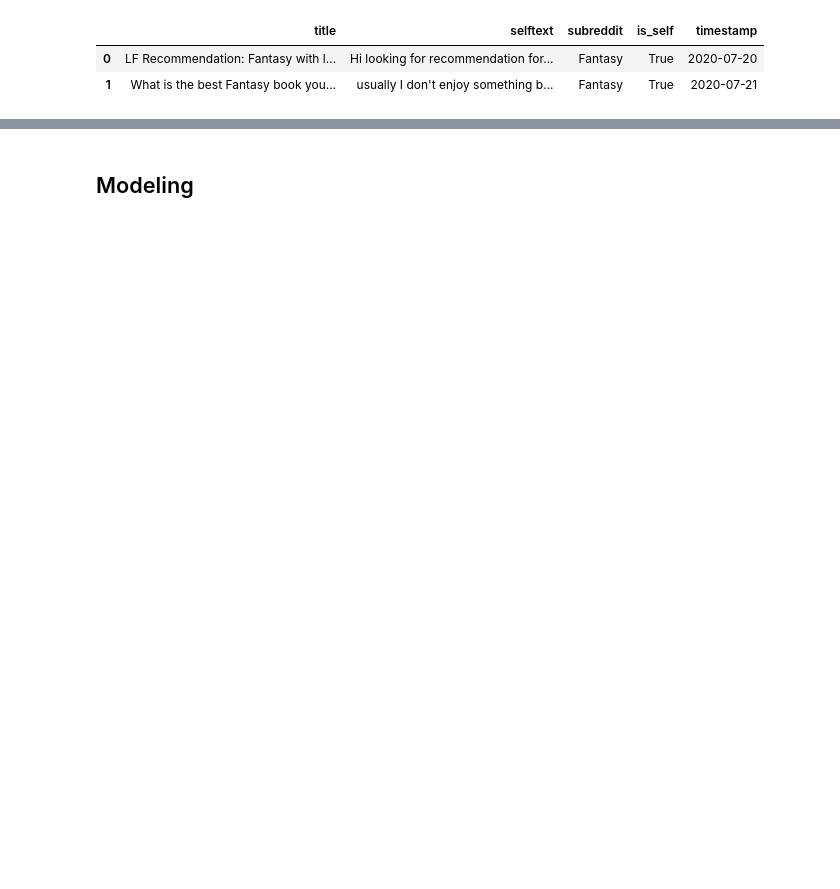
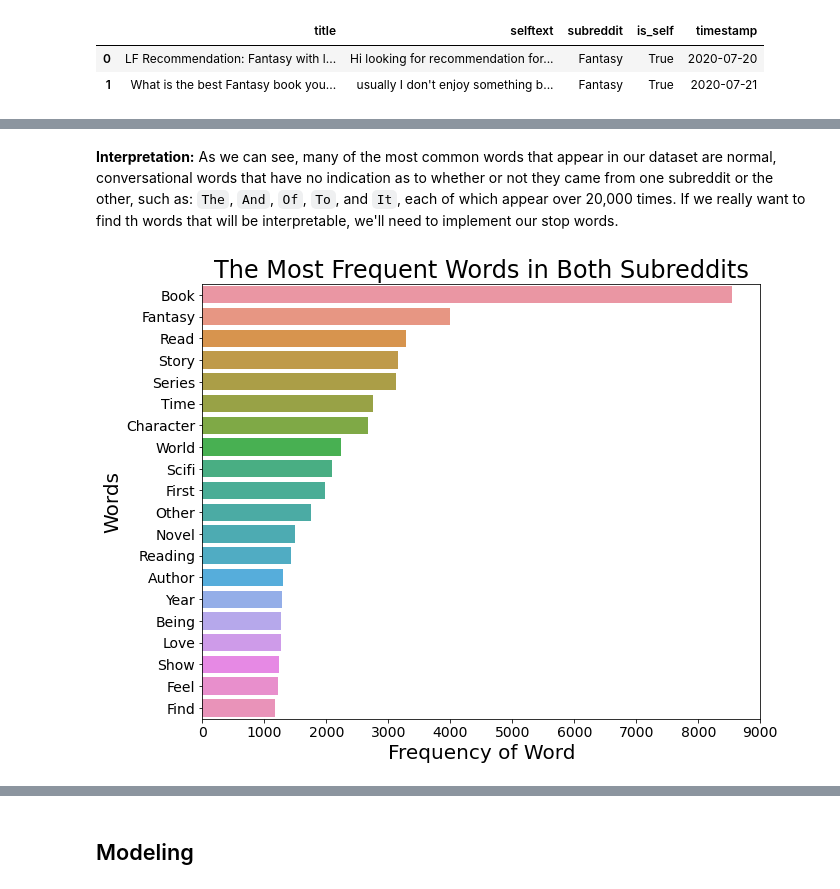
Before and after one commit to ueckmann/Reddit-NLP-Project, a Jupyter notebook: code/Project 3.ipynb, the cells around one changed output, grey strips where cells are left out. Cells and saved outputs as stored; diff of their text form; code cells hidden in the pictures; blank space fills up the shorter version.

```diff
--- a/code/Project 3.ipynb
+++ b/code/Project 3.ipynb
@@ -92,0 +274,7 @@ df.head(2)
+# %% [markdown]
+__Interpretation:__ As we can see, many of the most common words that appear in our dataset are normal, conversational words that have no indication as to whether or not they came from one subreddit or the other, such as: `The`, `And`, `Of`, `To`, and `It`, each of which appear over 20,000 times. If we really want to find th words that will be interpretable, we'll need to implement our stop words.
+# %%
+# call the function on all the data with the stopwords
+show_most_words(df, "combined", "The Most Frequent Words in Both Subreddits", stop_word_list = my_stopwords)
+# %% [output]
+[figure, added]
```
Also changed, not shown: parts of 103 cells of this notebook, 1 other file.
